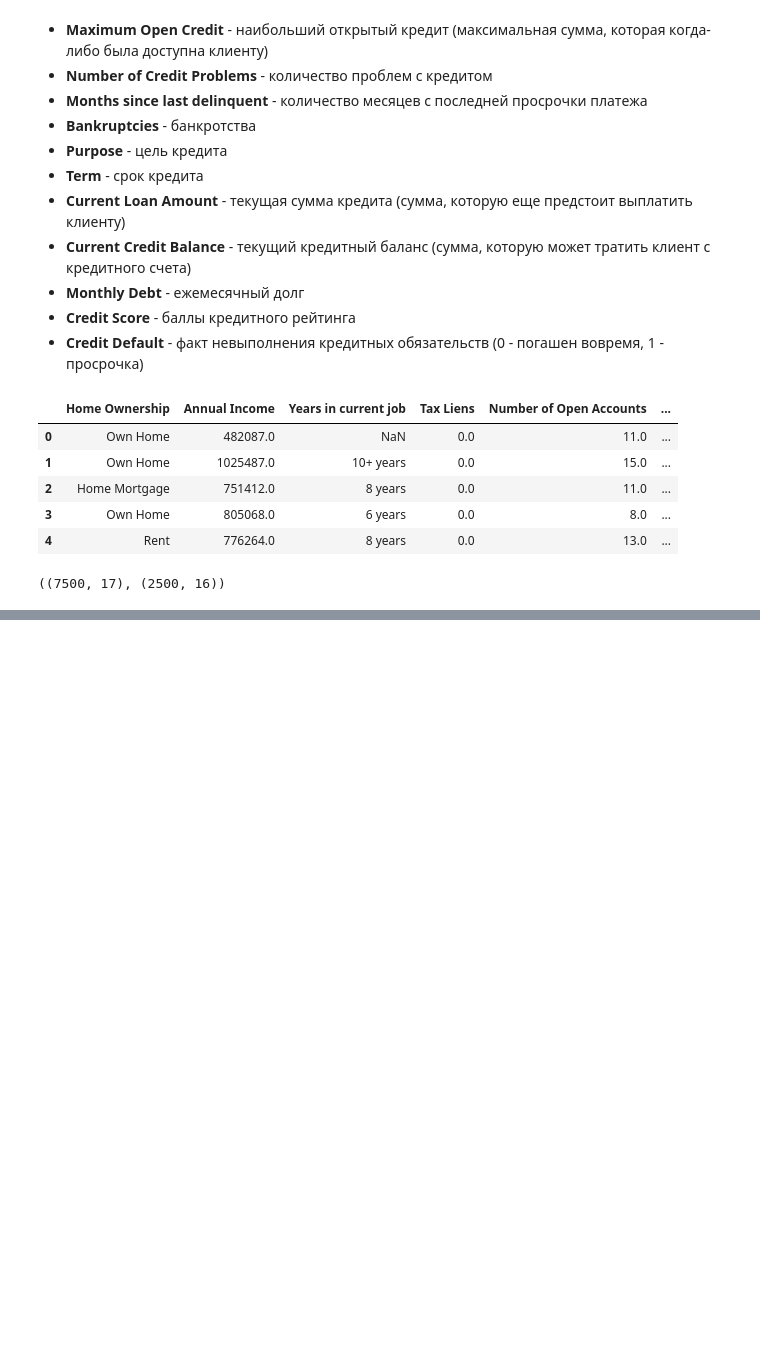
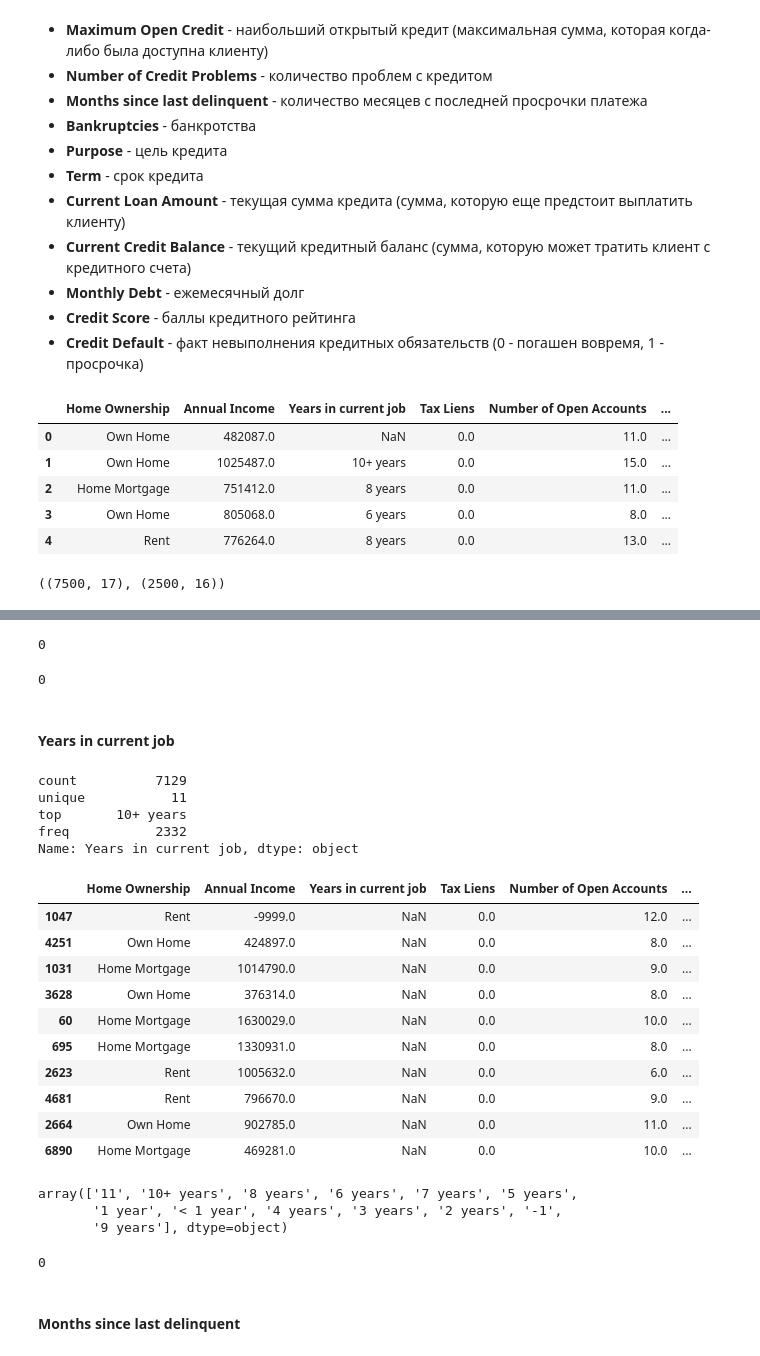
Before and after one commit to mechanic3000/GB_python_library_2, a Jupyter notebook: course_project_2.ipynb, the cells around one changed output, grey strips where cells are left out. Drawn from its saved outputs; the diff is of its cells as text; code cells hidden in the pictures; blank space fills up the shorter version.

```diff
--- a/course_project_2.ipynb
+++ b/course_project_2.ipynb
@@ -105,0 +186,4 @@ KeyboardInterrupt:
+# %%
+train_df.drop(['Credit Default'], axis=1, inplace=False).hist(figsize=(12,12), bins=25, grid=False)
+plt.yscale('log')
+plt.show()
@@ -105,0 +276,34 @@ KeyboardInterrupt:
+# %%
+train_df.loc[train_df['Annual Income'].isna(), 'Annual Income'] = -9999
+train_df['Annual Income'].isna().sum()
+# %% [output]
+0
+# %%
+train_df.loc[train_df['Credit Score'].isna(), 'Credit Score'] = -9999
+train_df['Credit Score'].isna().sum()
+# %% [output]
+0
+# %% [markdown]
+#### Years in current job
+# %%
+train_df['Years in current job'].describe()
+# %% [output]
+count          7129
+unique           11
+top       10+ years
+freq           2332
+Name: Years in current job, dtype: object
+# %%
+train_df.loc[train_df['Years in current job'].isna()].sample(n = 10)
+# %% [output]
+|  | Home Ownership | Annual Income | Years in current job | Tax Liens | Number of Open Accounts | ... |
+| 1047 | Rent | -9999.0 | NaN | 0.0 | 12.0 | ... |
+| 4251 | Own Home | 424897.0 | NaN | 0.0 | 8.0 | ... |
+| 1031 | Home Mortgage | 1014790.0 | NaN | 0.0 | 9.0 | ... |
+| 3628 | Own Home | 376314.0 | NaN | 0.0 | 8.0 | ... |
+| 60 | Home Mortgage | 1630029.0 | NaN | 0.0 | 10.0 | ... |
+| 695 | Home Mortgage | 1330931.0 | NaN | 0.0 | 8.0 | ... |
+| 2623 | Rent | 1005632.0 | NaN | 0.0 | 6.0 | ... |
+| 4681 | Rent | 796670.0 | NaN | 0.0 | 9.0 | ... |
+| 2664 | Own Home | 902785.0 | NaN | 0.0 | 11.0 | ... |
+| 6890 | Home Mortgage | 469281.0 | NaN | 0.0 | 10.0 | ... |
@@ -105,0 +321,6 @@ KeyboardInterrupt:
+# %%
+train_df['Years in current job'].unique()
+# %% [output]
+array(['11', '10+ years', '8 years', '6 years', '7 years', '5 years',
+       '1 year', '< 1 year', '4 years', '3 years', '2 years', '-1',
+       '9 years'], dtype=object)
@@ -105,0 +331,6 @@ KeyboardInterrupt:
+# %%
+train_df['Years in current job'].isna().sum()
+# %% [output]
+0
+# %% [markdown]
+#### Months since last delinquent
```
Also changed, not shown: parts of 82 cells of this notebook, 2 other files.
